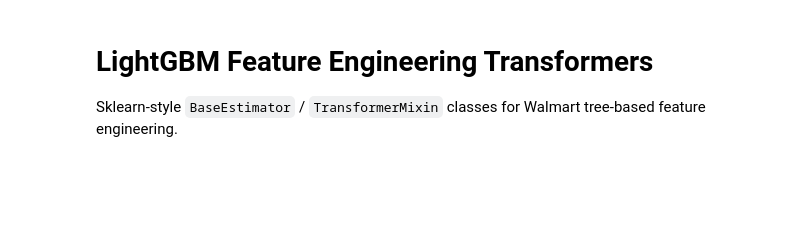
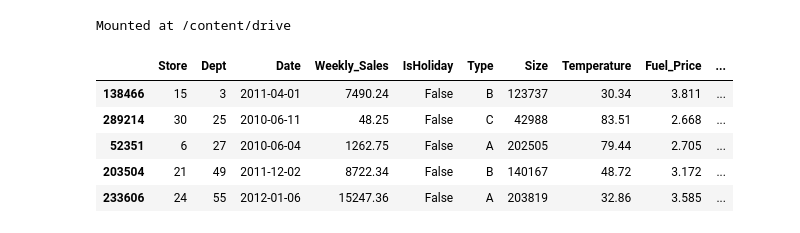
Before and after one commit to MLfinal/Walmart-Recruiting---Store-Sales-Forecasting, a Jupyter notebook: models/tree_based/lightgbm/model_experiment_LightGBM.ipynb, the cells around one changed output. Saved outputs shown, nothing was run; the diff lists cells and outputs as text; code cells hidden in the pictures; blank space fills up the shorter version.

Commit message:
LightGBM tested

```diff
--- a/models/tree_based/lightgbm/model_experiment_LightGBM.ipynb
+++ b/models/tree_based/lightgbm/model_experiment_LightGBM.ipynb
@@ -1,7 +1,47 @@
-# %% [markdown]
-# LightGBM Feature Engineering Transformers
-
-Sklearn-style `BaseEstimator` / `TransformerMixin` classes for Walmart tree-based feature engineering.
+# %%
+from google.colab import drive
+drive.mount('/content/drive')
+# %% [output]
+Mounted at /content/drive
+# %%
+import pandas as pd
+from sklearn.model_selection import train_test_split
+import lightgbm as lgb
+import numpy as np
+
+df_train = pd.read_csv("/content/drive/My Drive/walmart_competition_data/train.csv")
+df_test = pd.read_csv("/content/drive/My Drive/walmart_competition_data/test.csv")
+df_features = pd.read_csv("/content/drive/My Drive/walmart_competition_data/features.csv")
+df_stores = pd.read_csv("/content/drive/My Drive/walmart_competition_data/stores.csv")
+
+# Merge dataframes to create a comprehensive training dataset
+df_train_merged = df_train.merge(df_stores, on='Store', how='left')
+df_train_merged = df_train_merged.merge(df_features, on=['Store', 'Date', 'IsHoliday'], how='left')
+
+# Split the merged dataframe into training and validation sets (80% train, 20% validation)
+# The pipeline expects 'Weekly_Sales' to be in the DataFrame initially for some transformers,
+# which will then be dropped by the 'ColumnDropper' step within the pipeline.
+train_df_split, val_df_split = train_test_split(
+    df_train_merged, test_size=0.2, random_state=42
+)
+
+# Extract target (y) and features (X) for training and validation
+y_train = train_df_split['Weekly_Sales']
+is_holiday_train = train_df_split['IsHoliday']
+X_train = train_df_split.copy() # X_train contains 'Weekly_Sales' for pipeline steps
+
+y_val = val_df_split['Weekly_Sales']
+is_holiday_val = val_df_split['IsHoliday']
+X_val = val_df_split.copy() # X_val contains 'Weekly_Sales' for pipeline steps
+# %%
+X_train.head()
+# %% [output]
+|  | Store | Dept | Date | Weekly_Sales | IsHoliday | Type | Size | Temperature | Fuel_Price | ... |
+| 138466 | 15 | 3 | 2011-04-01 | 7490.24 | False | B | 123737 | 30.34 | 3.811 | ... |
+| 289214 | 30 | 25 | 2010-06-11 | 48.25 | False | C | 42988 | 83.51 | 2.668 | ... |
+| 52351 | 6 | 27 | 2010-06-04 | 1262.75 | False | A | 202505 | 79.44 | 2.705 | ... |
+| 203504 | 21 | 49 | 2011-12-02 | 8722.34 | False | B | 140167 | 48.72 | 3.172 | ... |
+| 233606 | 24 | 55 | 2012-01-06 | 15247.36 | False | A | 203819 | 32.86 | 3.585 | ... |
 # %%
 from __future__ import annotations
 
```
Also changed, not shown: parts of 1 cell of this notebook.
